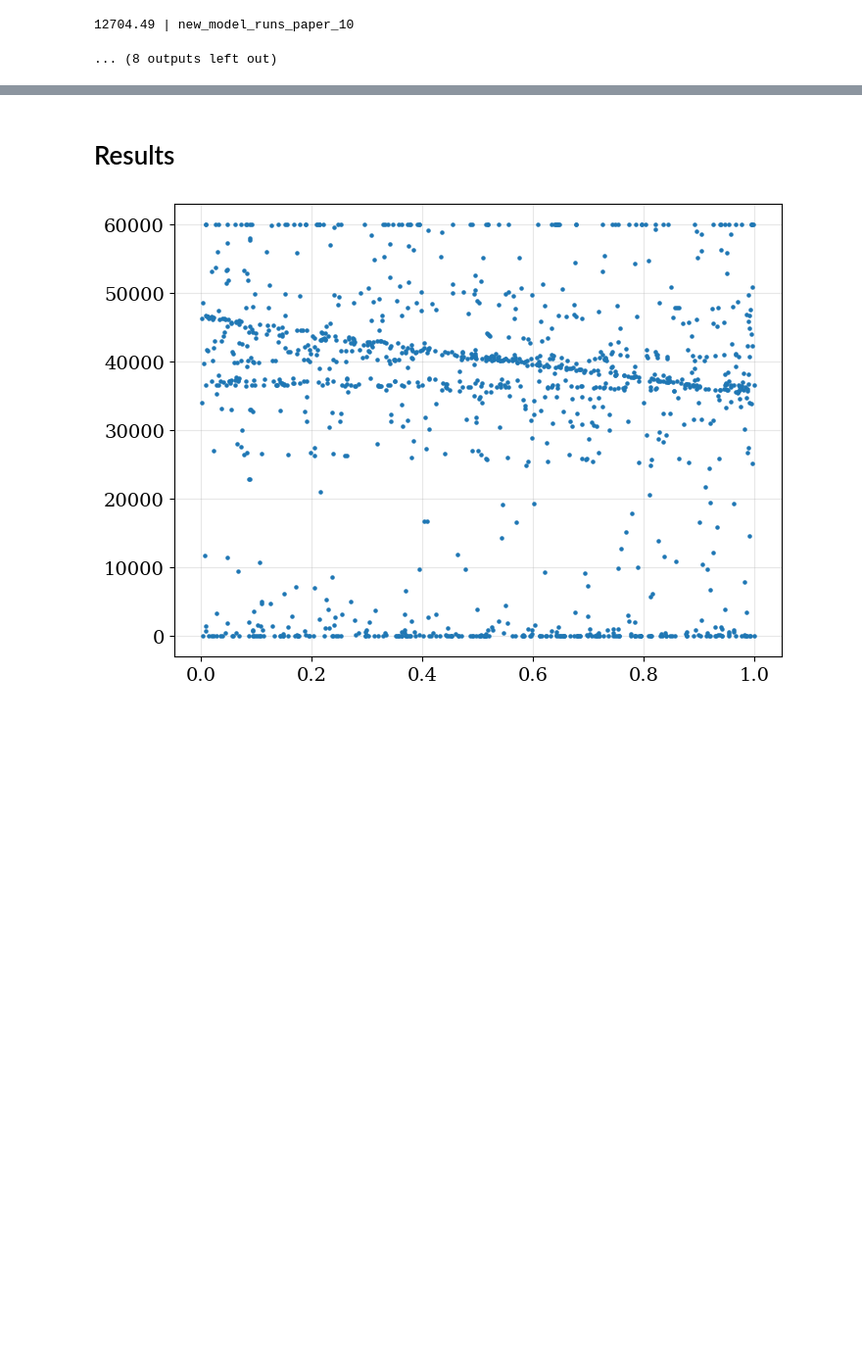
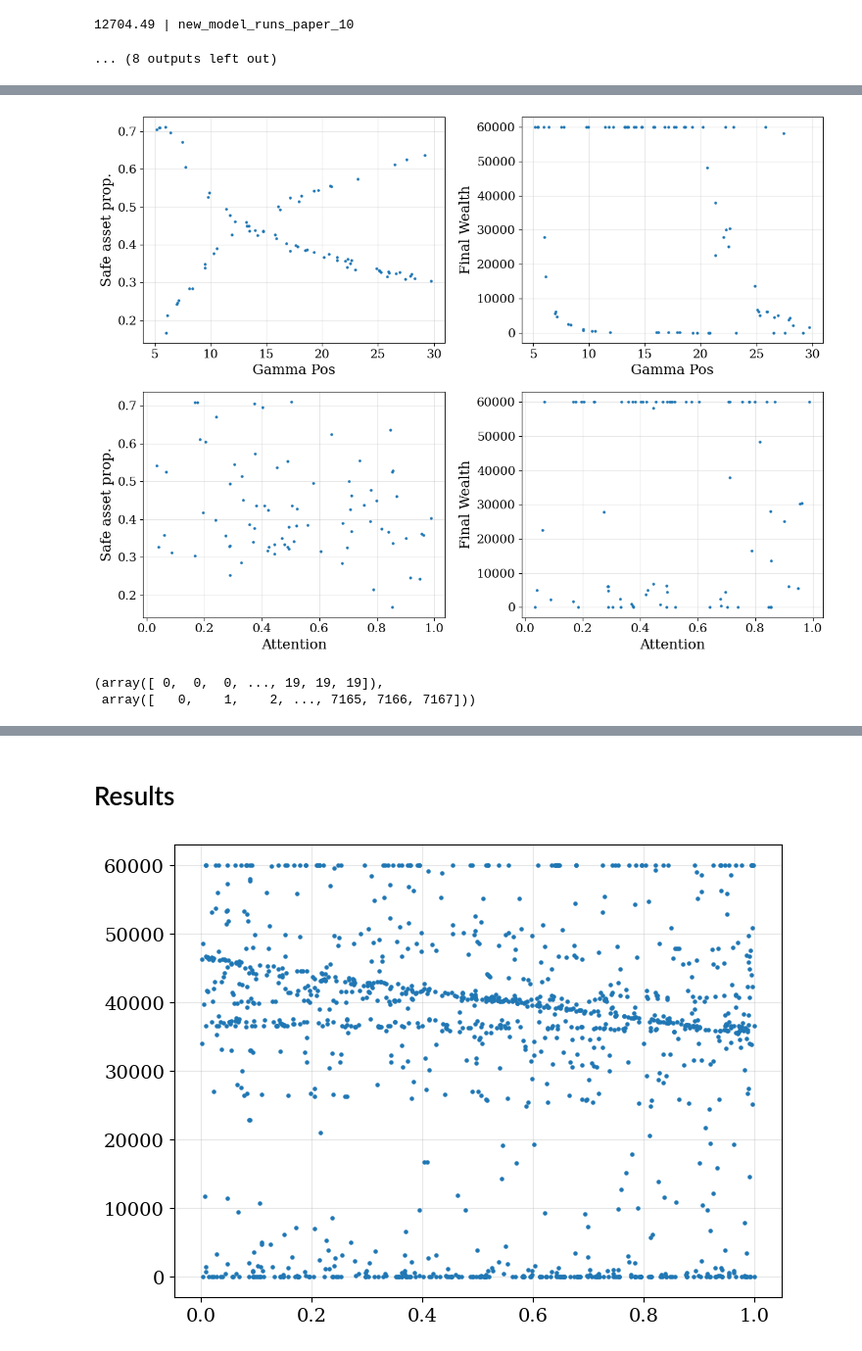
Before and after one commit to charlesaugdupont/poverty-trap, a Jupyter notebook: notebooks/attention_results.ipynb, the cells around one changed output, grey strips where cells are left out. Shown at 98% size. Saved outputs shown, nothing was run; the diff lists cells and outputs as text; code cells hidden in the pictures; blank space fills up the shorter version.

```diff
--- a/notebooks/attention_results.ipynb
+++ b/notebooks/attention_results.ipynb
@@ -133,0 +166,35 @@ with open("attention_results_by_comm.pickle", "wb") as f:
+# %%
+fig, axs = plt.subplots(2,2, figsize=(12,9))
+
+comm_idx = 23
+
+axs[0][0].scatter(X[:,2][augmented_communities[comm_idx]],
+               safe_investment[augmented_communities[comm_idx]],
+               s=5)
+axs[0][0].set_xlabel("Gamma Pos")
+axs[0][0].set_ylabel("Safe asset prop.")
+
+axs[0][1].scatter(X[:,2][augmented_communities[comm_idx]],
+               d["W"][-1][augmented_communities[comm_idx]],
+               s=5)
+axs[0][1].set_xlabel("Gamma Pos")
+axs[0][1].set_ylabel("Final Wealth")
+
+
+axs[1][0].scatter(X[:,4][augmented_communities[comm_idx]],
+               safe_investment[augmented_communities[comm_idx]],
+               s=5)
+axs[1][0].set_xlabel("Attention")
+axs[1][0].set_ylabel("Safe asset prop.")
+
+
+axs[1][1].scatter(X[:,4][augmented_communities[comm_idx]],
+               d["W"][-1][augmented_communities[comm_idx]],
+               s=5)
+axs[1][1].set_xlabel("Attention")
+axs[1][1].set_ylabel("Final Wealth")
+
+fig.tight_layout()
+plt.show()
+# %% [output]
+[figure, added]
@@ -133,0 +204,5 @@ with open("attention_results_by_comm.pickle", "wb") as f:
+# %%
+np.where(RR==1)
+# %% [output]
+(array([ 0,  0,  0, ..., 19, 19, 19]),
+ array([   0,    1,    2, ..., 7165, 7166, 7167]))
```
Also changed, not shown: parts of 16 cells of this notebook.
